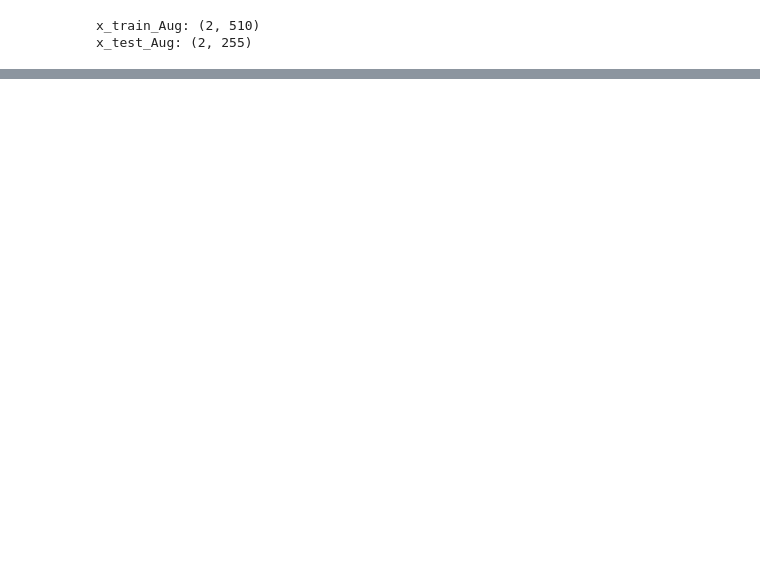
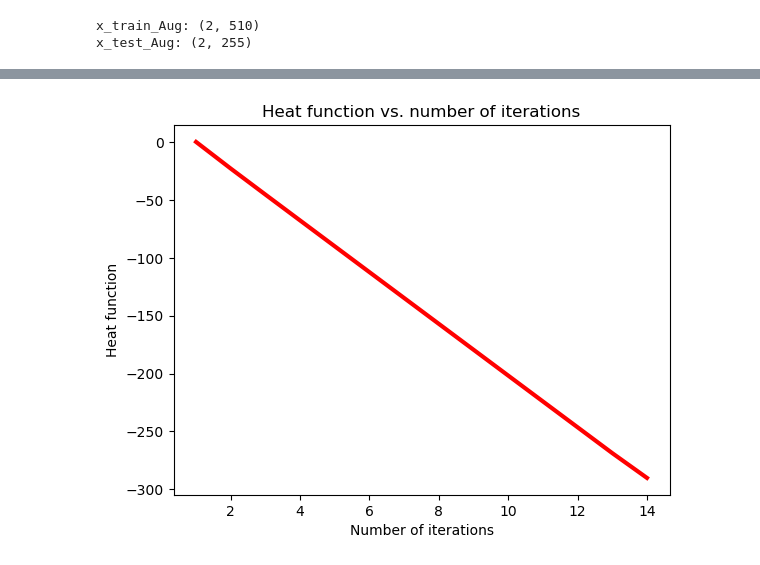
Before and after one commit to TalkingJupiter/Computational-Thinking-Final-Rep, a Jupyter notebook: Energy efficiency predictor project.ipynb, the cells around one changed output, grey strips where cells are left out. Cells and saved outputs as stored; diff of their text form; code cells hidden in the pictures; blank space fills up the shorter version.

```diff
--- a/Energy efficiency predictor project.ipynb
+++ b/Energy efficiency predictor project.ipynb
@@ -223,11 +229,13 @@ print(len(test_set))
 # %%
 x_train = training_set.iloc[:, 4].values
-y_train = training_set.iloc[:, 9:11].values
+y_train = training_set.iloc[:, 8].values
 x_train = np.reshape(x_train, (len(x_train), 1))
+y_train = np.reshape(y_train, (len(y_train), 1))
 
 x_test = test_set.iloc[:, 4].values
-y_test = test_set.iloc[:, 9:11].values
+y_test = test_set.iloc[:, 8].values
 x_test = np.reshape(x_test, (len(x_test), 1))
+y_test = np.reshape(y_test, (len(y_test), 1))
 
 print("x_train_Shape:", np.shape(x_train))
 print("y_train_Shape:", np.shape(y_train))
@@ -251,6 +259,6 @@ print("x_test_Aug:", np.shape(x_test_Aug))
 x_train_Aug: (2, 510)
 x_test_Aug: (2, 255)
 # %%
-theta = np.zeros((5,1))
+theta = np.zeros((2,1))
 print("theta:", np.shape(theta))
 # %% [output]
@@ -262,7 +270,7 @@ m_train = len(x_train)
 
 m_test = len(x_test)
 
-costfunc = []
+heatfunc = []
 
 #Iteration loop
 for i in no_of_iter:
@@ -270,11 +278,11 @@ for i in no_of_iter:
     p = 1/(1+np.exp(-Z))
     ft = ((np.log10(1/(1+np.exp(-Z))))@y_train)[0,0]
     st = ((np.log10(1-(1/(1+np.exp(-Z)))))@(1-y_train))[0,0]
-    cf = (1/m_train)*(-ft-st) #Cost function
-    costfunc.append(cf)
-    delthetaj = (1/m_train)*((x_train_Aug)@(np.transpose(p)-y_train)) #Derivative of cost function
+    hf = (1/m_train)*(-ft-st) #Heat function
+    heatfunc.append(hf)
+    delthetaj = (1/m_train)*((x_train_Aug)@(np.transpose(p)-y_train)) #Derivative of heat function
     theta = theta - (alpha*delthetaj) #Updating theta values
 
-print(len(costfunc))
+print(len(heatfunc))
 print(theta)
 # %% [output]
@@ -281,0 +325,8 @@ ValueError: matmul: Input operand 1 has a mismatch in its core dimension 0, with
+# %%
+plt.plot(no_of_iter,heatfunc,color='r',linewidth = '3')
+plt.xlabel("Number of iterations")
+plt.ylabel("Heat function")
+plt.title("Heat function vs. number of iterations")
+plt.show()
+# %% [output]
+[figure, added]
```
Also changed, not shown: parts of 9 cells of this notebook.
